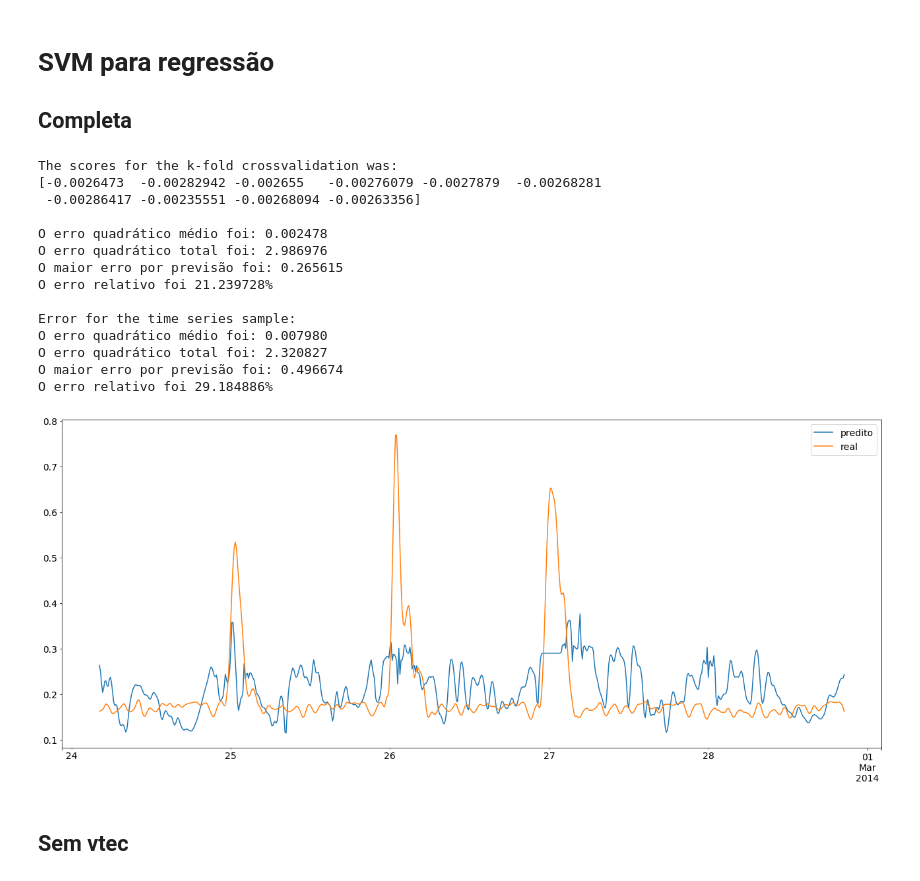
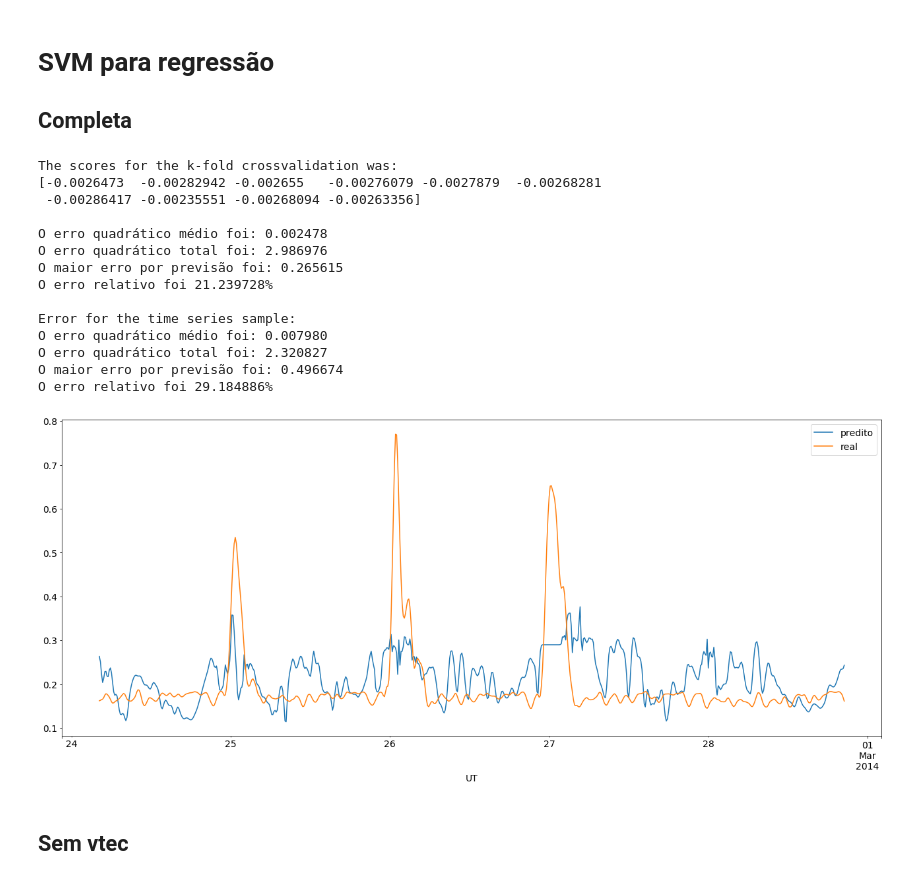
Before and after one commit to retiarus/correlation_vtec_s4, a Jupyter notebook: 07_analise_sj2_svm.ipynb, the cells around one changed output. Saved outputs shown, nothing was run; the diff lists cells and outputs as text; code cells hidden in the pictures.

```diff
--- a/07_analise_sj2_svm.ipynb
+++ b/07_analise_sj2_svm.ipynb
@@ -71,34 +71,35 @@ y_predict = model.predict(X_test)
 give_error(y_test, y_predict);
 print()
 
 # use the final model to avaliate the error in a sample of the time series
 df_aux = pd.DataFrame(index=index)
 df_aux['predito'] = model.predict(X[12000:12772])
 df_aux['real'] = y[12000:12772]
 
 print('Error for the time series sample:')
 give_error(df_aux['real'].values, df_aux['predito'].values);
 
 # plot the time series predict against the real values
 df_aux.plot(figsize=(18, 8));
+plt.xlabel('UT')
 plt.tight_layout()
 plt.savefig('./images/regression_svm.eps', format='eps', dpi=1000)
 # %% [output]
 The scores for the k-fold crossvalidation was:
 [-0.0026473  -0.00282942 -0.002655   -0.00276079 -0.0027879  -0.00268281
  -0.00286417 -0.00235551 -0.00268094 -0.00263356]
 
 O erro quadrático médio foi: 0.002478
 O erro quadrático total foi: 2.986976
 O maior erro por previsão foi: 0.265615
 O erro relativo foi 21.239728%
 
 Error for the time series sample:
 O erro quadrático médio foi: 0.007980
 O erro quadrático total foi: 2.320827
 O maior erro por previsão foi: 0.496674
 O erro relativo foi 29.184886%
-[figure, old version]
+[figure, new version]
 # %% [markdown]
 ## Sem vtec
 # %%
```
Also changed, not shown: 5 other files.
